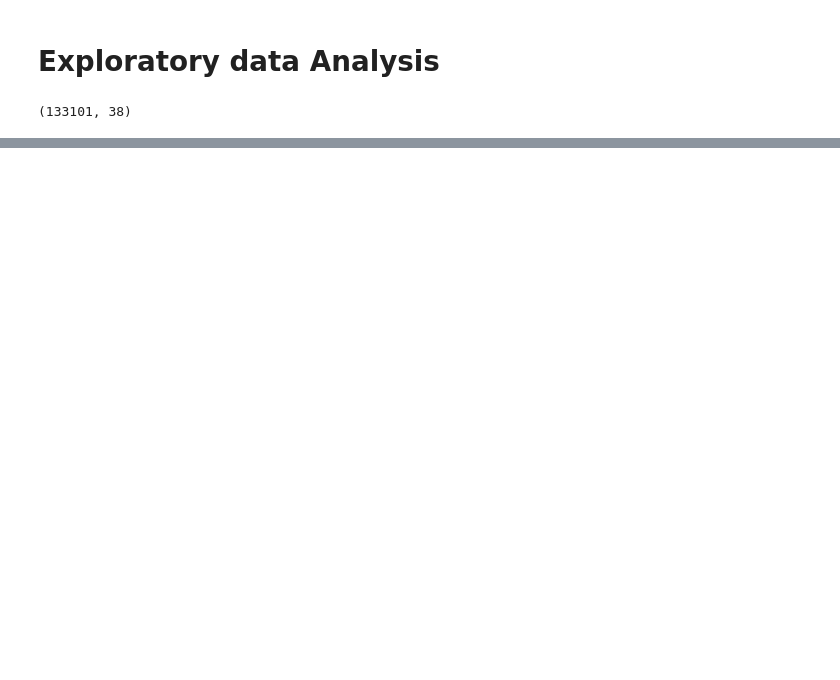
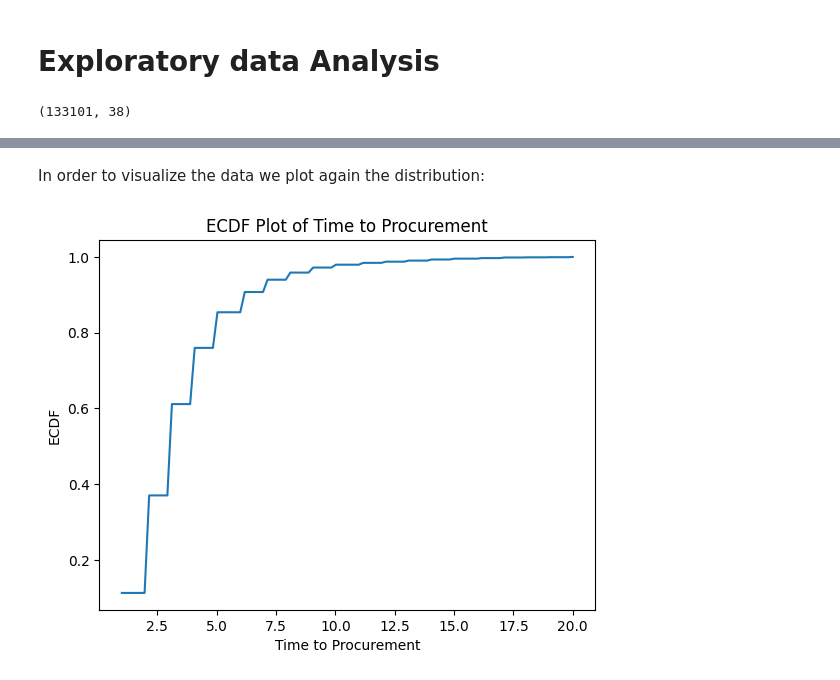
Before and after one commit to juanes-grimaldos/health-project-mlops, a Jupyter notebook: src/initial_model.ipynb, the cells around one changed output, grey strips where cells are left out. Cells and saved outputs as stored; diff of their text form; code cells hidden in the pictures; blank space fills up the shorter version.

Commit message:
add models to compute

```diff
--- a/src/initial_model.ipynb
+++ b/src/initial_model.ipynb
@@ -69,0 +110,31 @@ Name: time_procured, dtype: object
+# %%
+df_model = df_sub.loc[
+    (df_sub['time_to_procurement'] <= 20) &
+    (df_sub['time_to_procurement'] > 0) # one negative value
+    ].copy()
+# %% [markdown]
+In order to visualize the data we plot again the distribution:
+# %%
+import numpy as np
+
+import matplotlib.pyplot as plt
+import statsmodels.api as sm
+
+# Calculate the ECDF
+ecdf = sm.distributions.ECDF(df_model['time_to_procurement'])
+
+# Generate x values for the ECDF plot
+x = np.linspace(min(df_model['time_to_procurement']), max(df_model['time_to_procurement']), num=100)
+
+# Calculate the y values for the ECDF plot
+y = ecdf(x)
+
+# Plot the ECDF
+plt.plot(x, y)
+plt.xlabel('Time to Procurement')
+plt.ylabel('ECDF')
+plt.title('ECDF Plot of Time to Procurement')
+
+plt.show()
+# %% [output]
+[figure, added]
```
Also changed, not shown: parts of 33 cells of this notebook.
